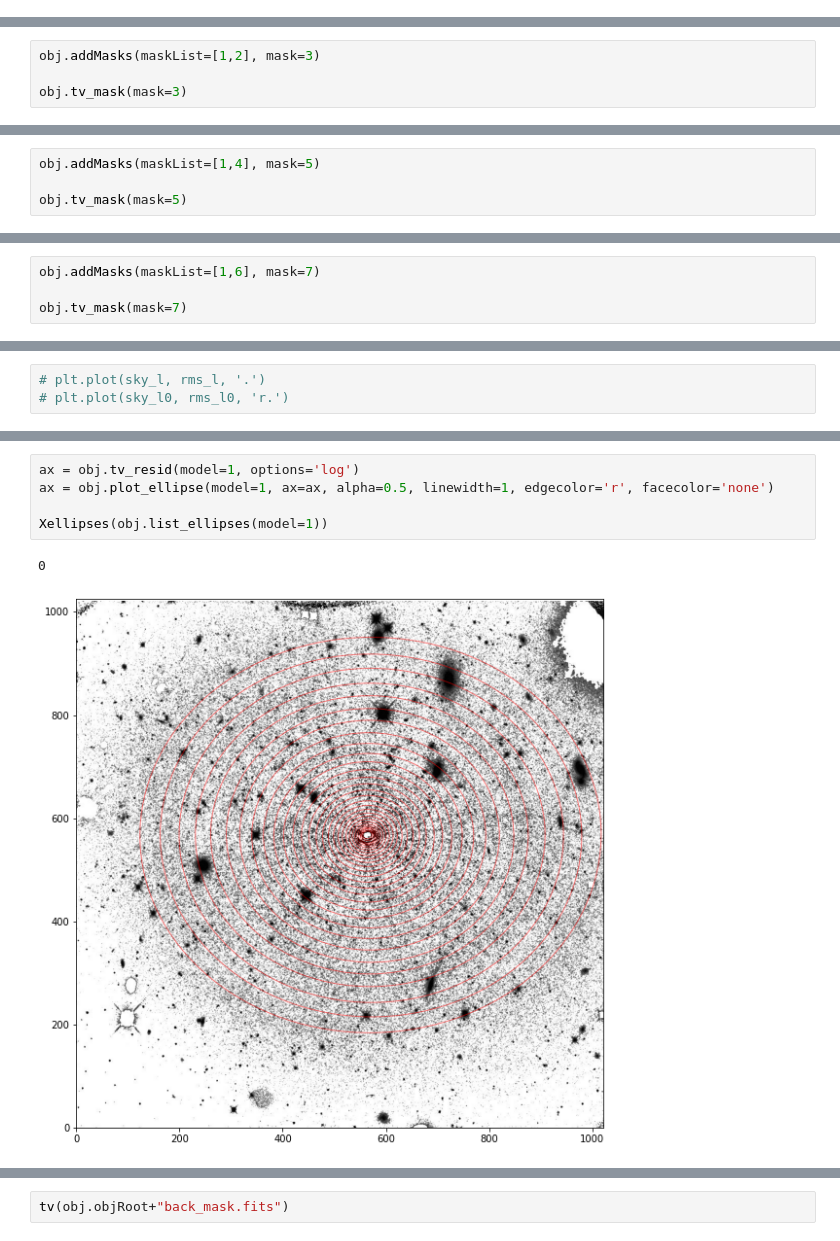
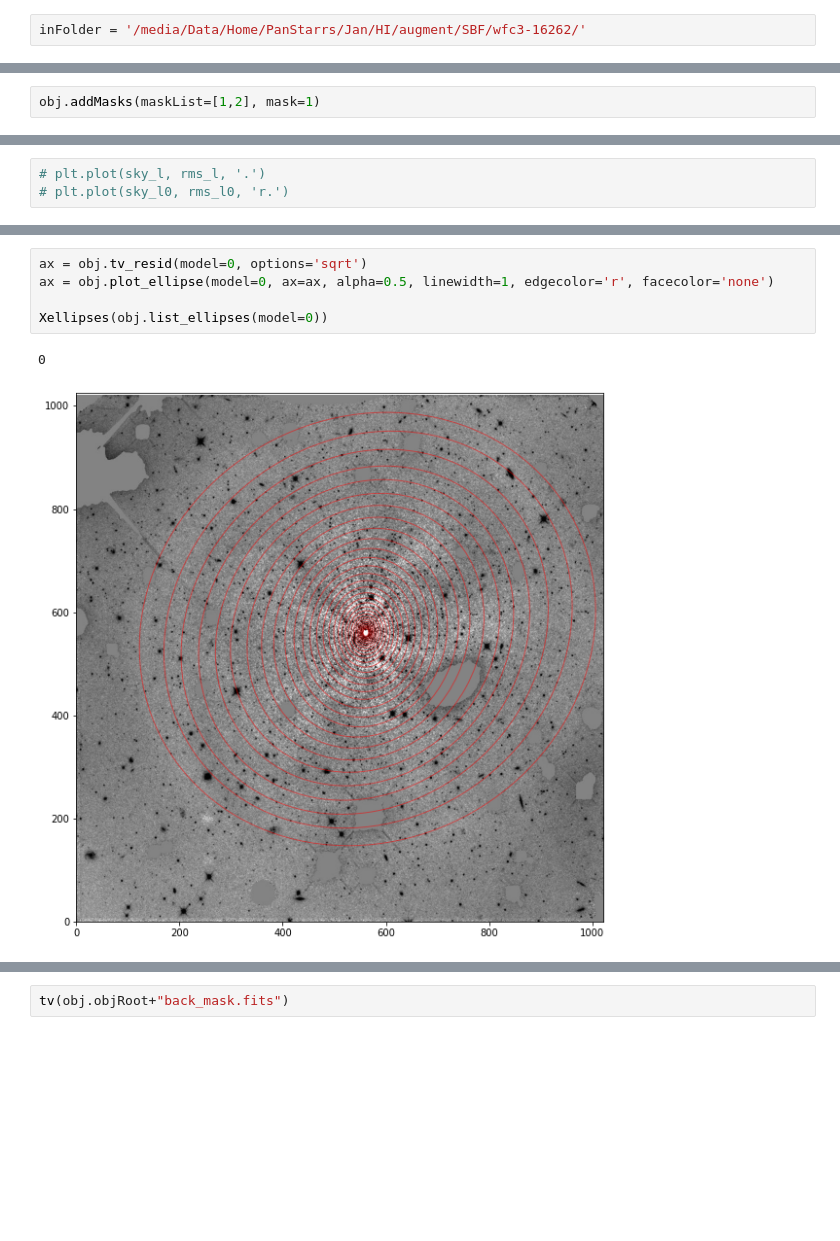
Before and after one commit to ekourkchi/old-SBF, a Jupyter notebook: Develop_singleObject.ipynb, the cells around one changed output, grey strips where cells are left out. Saved outputs shown, nothing was run; the diff lists cells and outputs as text; blank space fills up the shorter version.

```diff
--- a/Develop_singleObject.ipynb
+++ b/Develop_singleObject.ipynb
@@ -48,0 +28,2 @@ obj = ellOBJ("n4825", outFolder="Outputs_n4825", inFolder='/media/Data/Home/PanS
+# %%
+inFolder = '/media/Data/Home/PanStarrs/Jan/HI/augment/SBF/wfc3-16262/'
@@ -144,5 +170,3 @@ sex Outputs_n4825//tmp -c wfc3j.inpar -CHECKIMAGE_NAME Outputs_n4825//objCheck.0
 # %%
-obj.addMasks(maskList=[1,2], mask=3)
-
-obj.tv_mask(mask=3)
+obj.addMasks(maskList=[1,2], mask=1)
 # %% [output]
@@ -178,4 +173,0 @@ sex Outputs_n4825//tmp -c wfc3j.inpar -CHECKIMAGE_NAME Outputs_n4825//objCheck.0
-# %%
-obj.addMasks(maskList=[1,4], mask=5)
-
-obj.tv_mask(mask=5)
@@ -212,4 +173,0 @@ sex Outputs_n4825//tmp -c wfc3j.inpar -CHECKIMAGE_NAME Outputs_n4825//objCheck.0
-# %%
-obj.addMasks(maskList=[1,6], mask=7)
-
-obj.tv_mask(mask=7)
@@ -448,9 +497,9 @@ set_axes(ax, fontsize=14)
 # %%
-ax = obj.tv_resid(model=1, options='log')
-ax = obj.plot_ellipse(model=1, ax=ax, alpha=0.5, linewidth=1, edgecolor='r', facecolor='none')
+ax = obj.tv_resid(model=0, options='sqrt')
+ax = obj.plot_ellipse(model=0, ax=ax, alpha=0.5, linewidth=1, edgecolor='r', facecolor='none')
 
-Xellipses(obj.list_ellipses(model=1))
+Xellipses(obj.list_ellipses(model=0))
 # %% [output]
 0
-[figure, old version]
+[figure, new version]
 # %%
```
Also changed, not shown: parts of 26 cells of this notebook, 2 other files.
